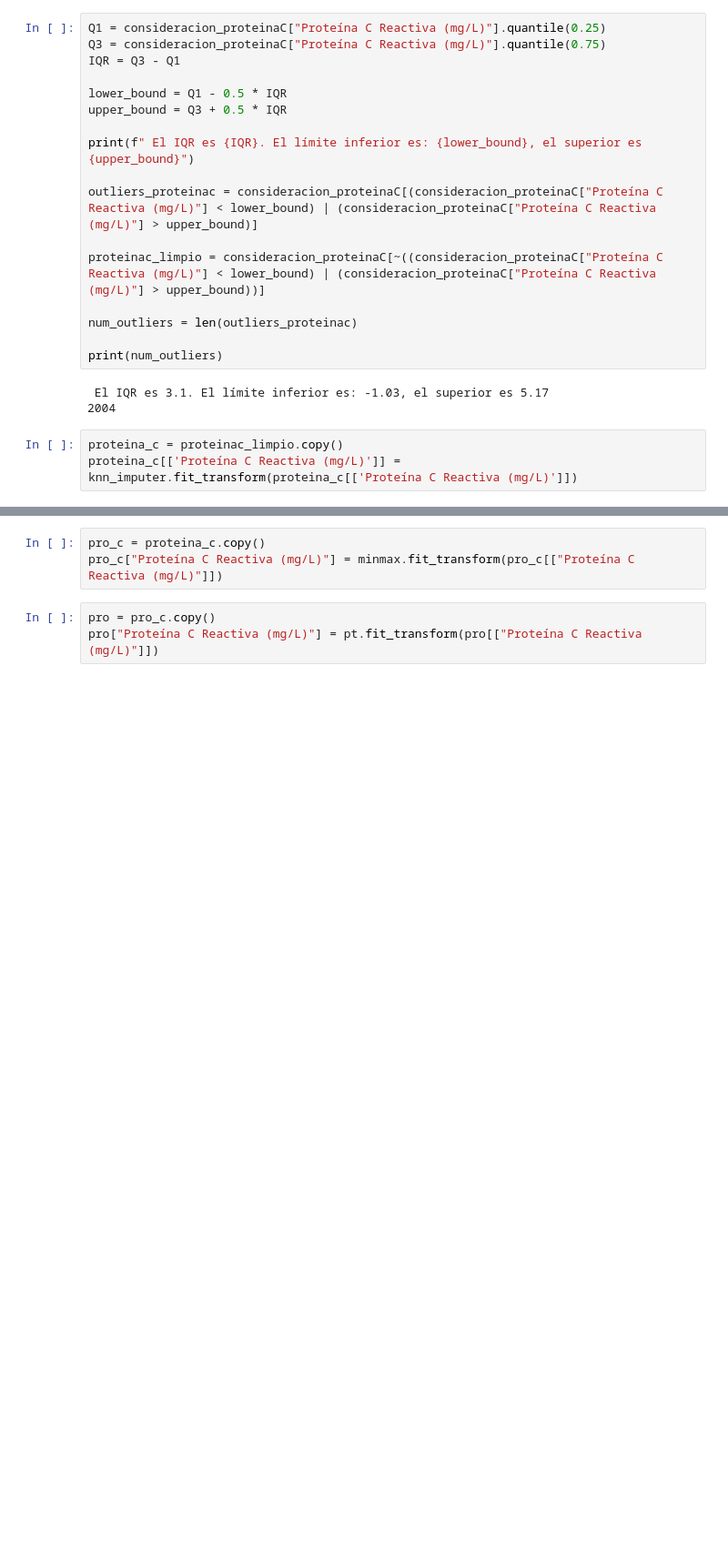
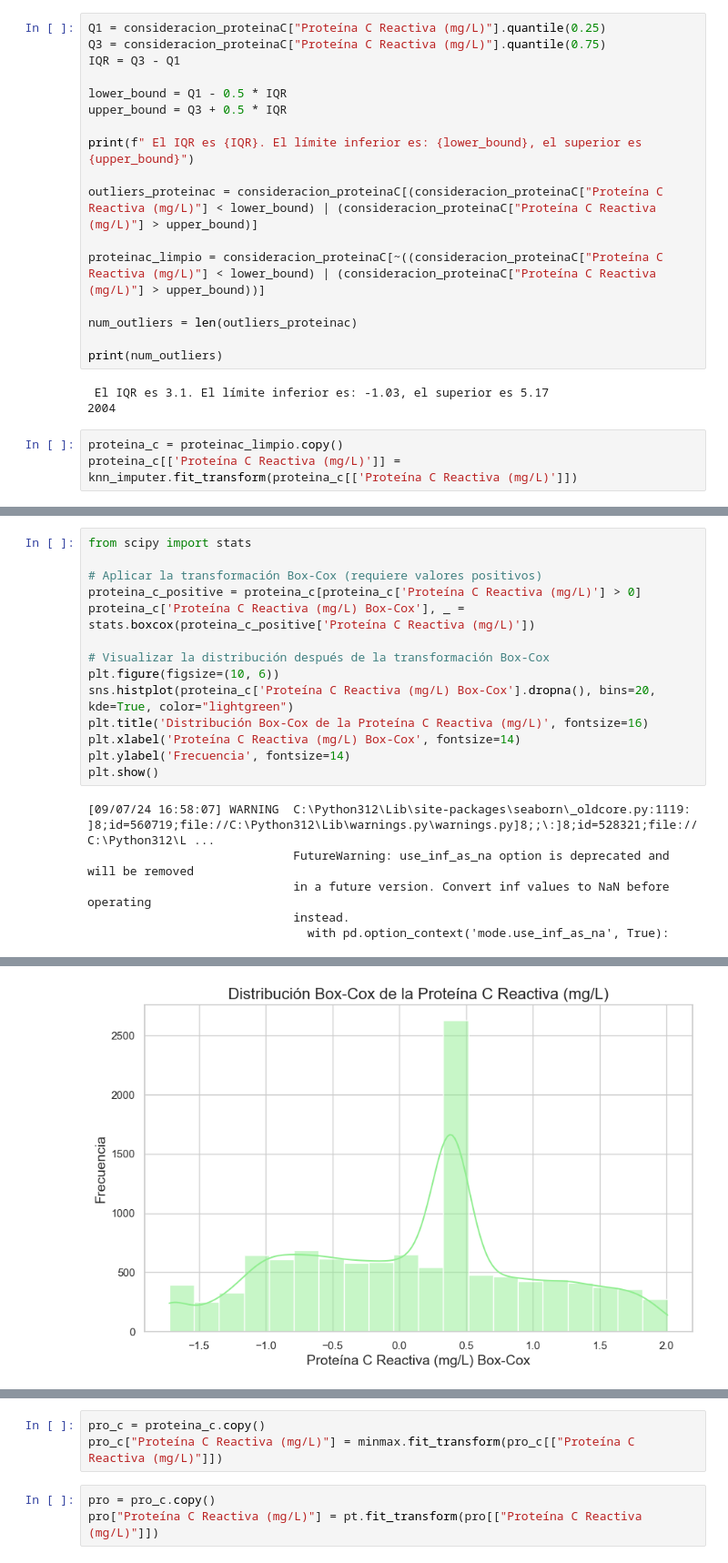
Before and after one commit to Manjanans/nhanes, a Jupyter notebook: notebooks/Untitled.ipynb, the cells around one changed output, grey strips where cells are left out. Shown at 91% size. Saved outputs shown, nothing was run; the diff lists cells and outputs as text; blank space fills up the shorter version.

```diff
--- a/notebooks/Untitled.ipynb
+++ b/notebooks/Untitled.ipynb
@@ -617,0 +650,20 @@ proteina_c[['Proteína C Reactiva (mg/L)']] = knn_imputer.fit_transform(proteina
+# %%
+from scipy import stats
+
+# Aplicar la transformación Box-Cox (requiere valores positivos)
+proteina_c_positive = proteina_c[proteina_c['Proteína C Reactiva (mg/L)'] > 0]
+proteina_c['Proteína C Reactiva (mg/L) Box-Cox'], _ = stats.boxcox(proteina_c_positive['Proteína C Reactiva (mg/L)'])
+
+# Visualizar la distribución después de la transformación Box-Cox
+plt.figure(figsize=(10, 6))
+sns.histplot(proteina_c['Proteína C Reactiva (mg/L) Box-Cox'].dropna(), bins=20, kde=True, color="lightgreen")
+plt.title('Distribución Box-Cox de la Proteína C Reactiva (mg/L)', fontsize=16)
+plt.xlabel('Proteína C Reactiva (mg/L) Box-Cox', fontsize=14)
+plt.ylabel('Frecuencia', fontsize=14)
+plt.show()
+# %% [output]
+[09/07/24 16:58:07] WARNING  C:\Python312\Lib\site-packages\seaborn\_oldcore.py:1119:               ]8;id=560719;file://C:\Python312\Lib\warnings.py\warnings.py]8;;\:]8;id=528321;file://C:\Python312\L ...
+                             FutureWarning: use_inf_as_na option is deprecated and will be removed
+                             in a future version. Convert inf values to NaN before operating
+                             instead.
+                               with pd.option_context('mode.use_inf_as_na', True):
@@ -617,0 +671 @@ proteina_c[['Proteína C Reactiva (mg/L)']] = knn_imputer.fit_transform(proteina
+[figure, added]
```
Also changed, not shown: parts of 32 cells of this notebook, 1 other file.
